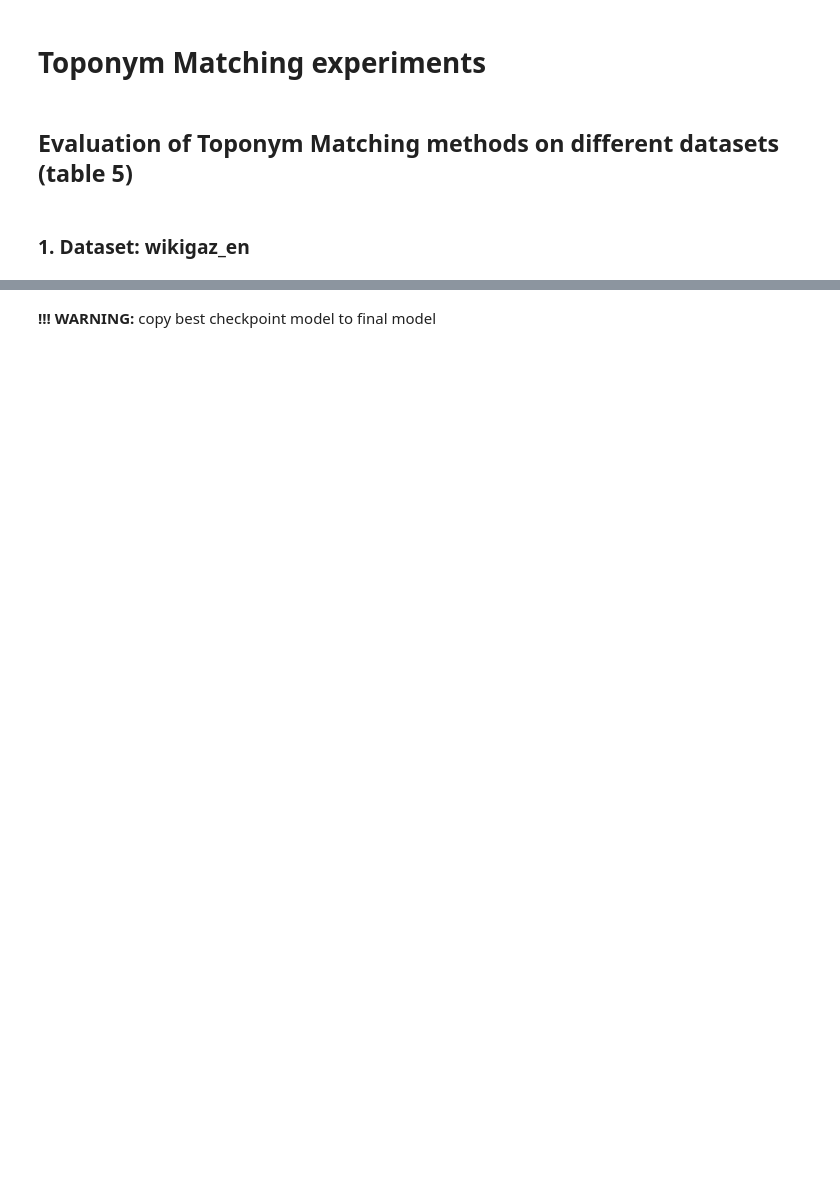
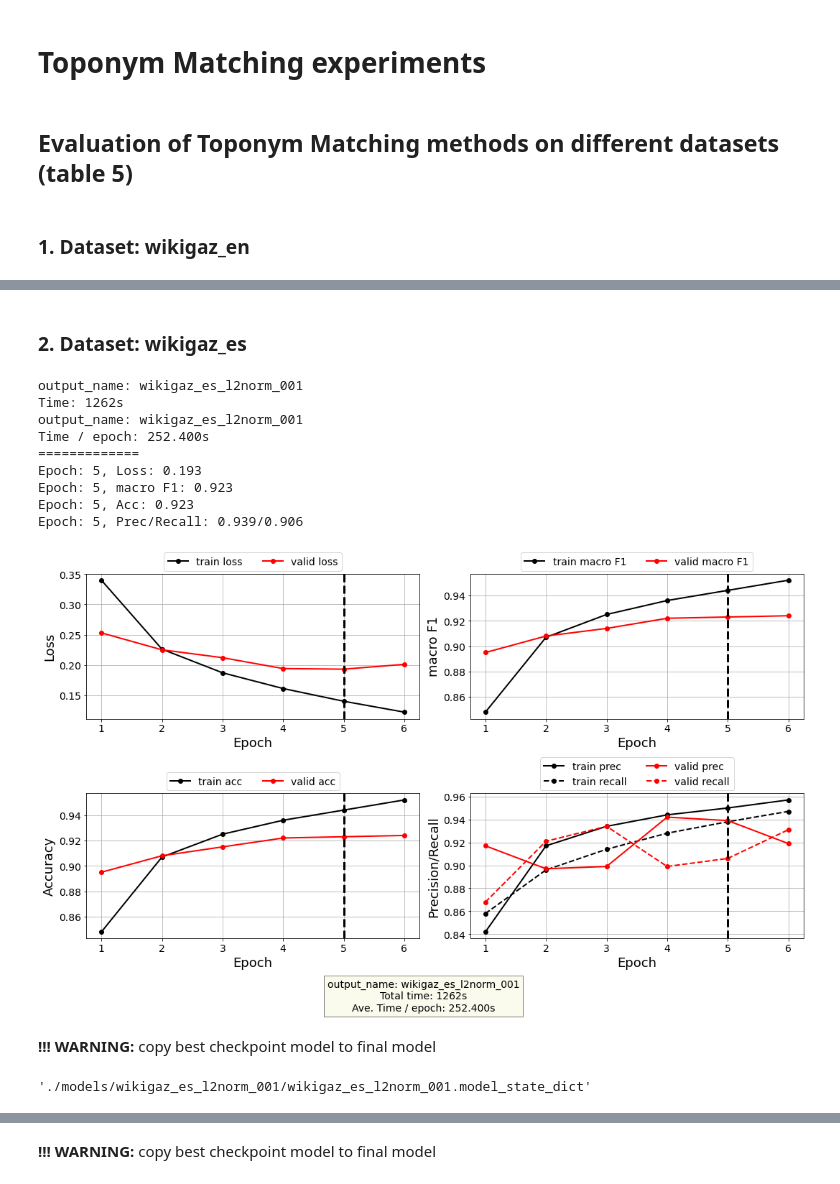
Before and after one commit to Living-with-machines/LwM_SIGSPATIAL2020_ToponymMatching, a Jupyter notebook: experiments/Toponym_Matching_Experiments.ipynb, the cells around one changed output, grey strips where cells are left out. Saved outputs shown, nothing was run; the diff lists cells and outputs as text; code cells hidden in the pictures; blank space fills up the shorter version.

```diff
--- a/experiments/Toponym_Matching_Experiments.ipynb
+++ b/experiments/Toponym_Matching_Experiments.ipynb
@@ -35,0 +59,2 @@ Epoch: 6, Prec/Recall: 0.938/0.938
+# %% [markdown]
+### 2. Dataset: wikigaz_es
@@ -35,0 +67,17 @@ Epoch: 6, Prec/Recall: 0.938/0.938
+# %%
+# plot log file
+plot_log(path2log="./models/wikigaz_es_l2norm_001/log.txt",
+         output_name="wikigaz_es_l2norm_001")
+# %% [output]
+output_name: wikigaz_es_l2norm_001
+Time: 1262s
+output_name: wikigaz_es_l2norm_001
+Time / epoch: 252.400s
+=============
+Epoch: 5, Loss: 0.193
+Epoch: 5, macro F1: 0.923
+Epoch: 5, Acc: 0.923
+Epoch: 5, Prec/Recall: 0.939/0.906
+[figure, added]
+# %% [markdown]
+**!!! WARNING:** copy best checkpoint model to final model
@@ -35,0 +86,5 @@ Epoch: 6, Prec/Recall: 0.938/0.938
+# %%
+copyfile("./models/wikigaz_es_l2norm_001/" + best_checkpoint + ".model", "./models/wikigaz_es_l2norm_001/wikigaz_es_l2norm_001.model")
+copyfile("./models/wikigaz_es_l2norm_001/" + best_checkpoint + ".model_state_dict", "./models/wikigaz_es_l2norm_001/wikigaz_es_l2norm_001.model_state_dict")
+# %% [output]
+'./models/wikigaz_es_l2norm_001/wikigaz_es_l2norm_001.model_state_dict'
```
Also changed, not shown: parts of 72 cells of this notebook, 5 other files.
